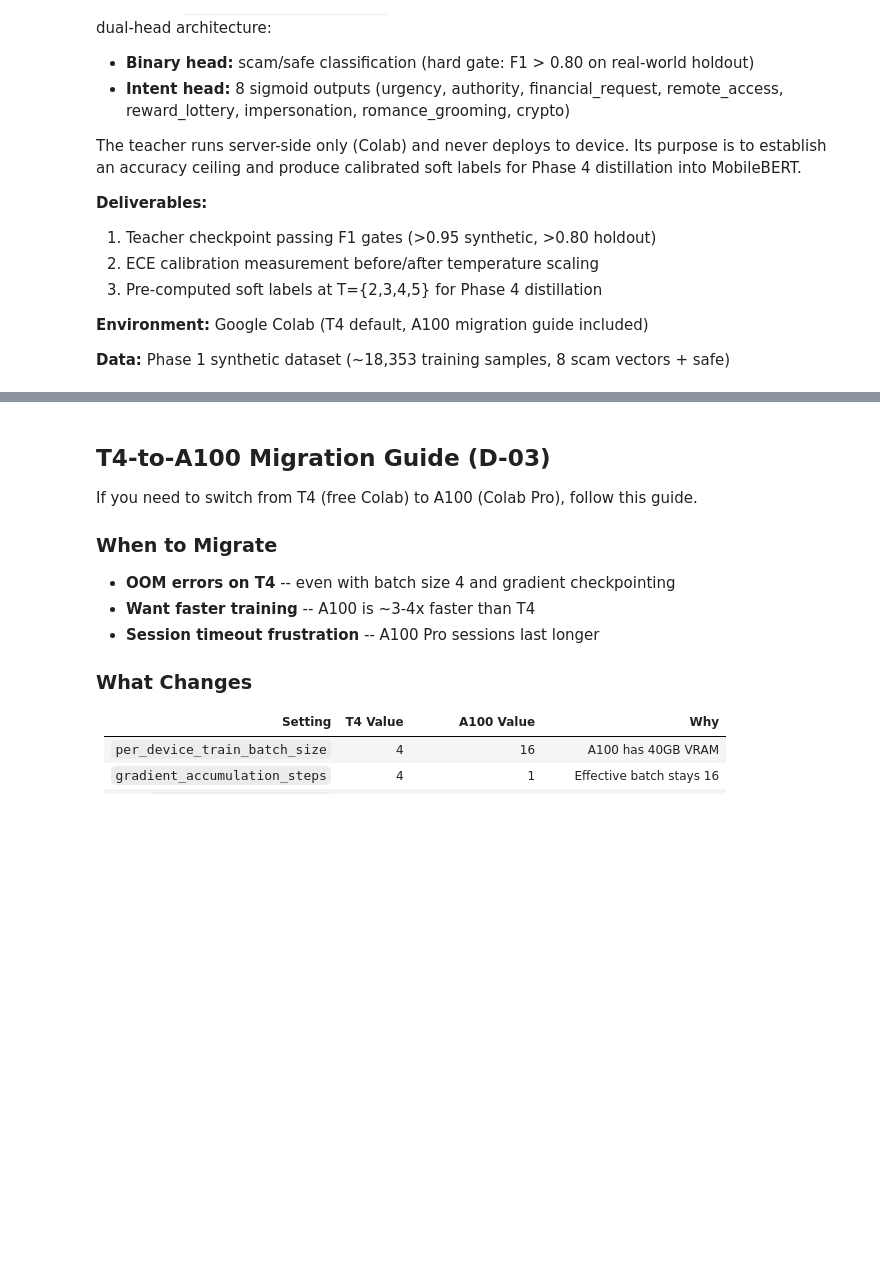
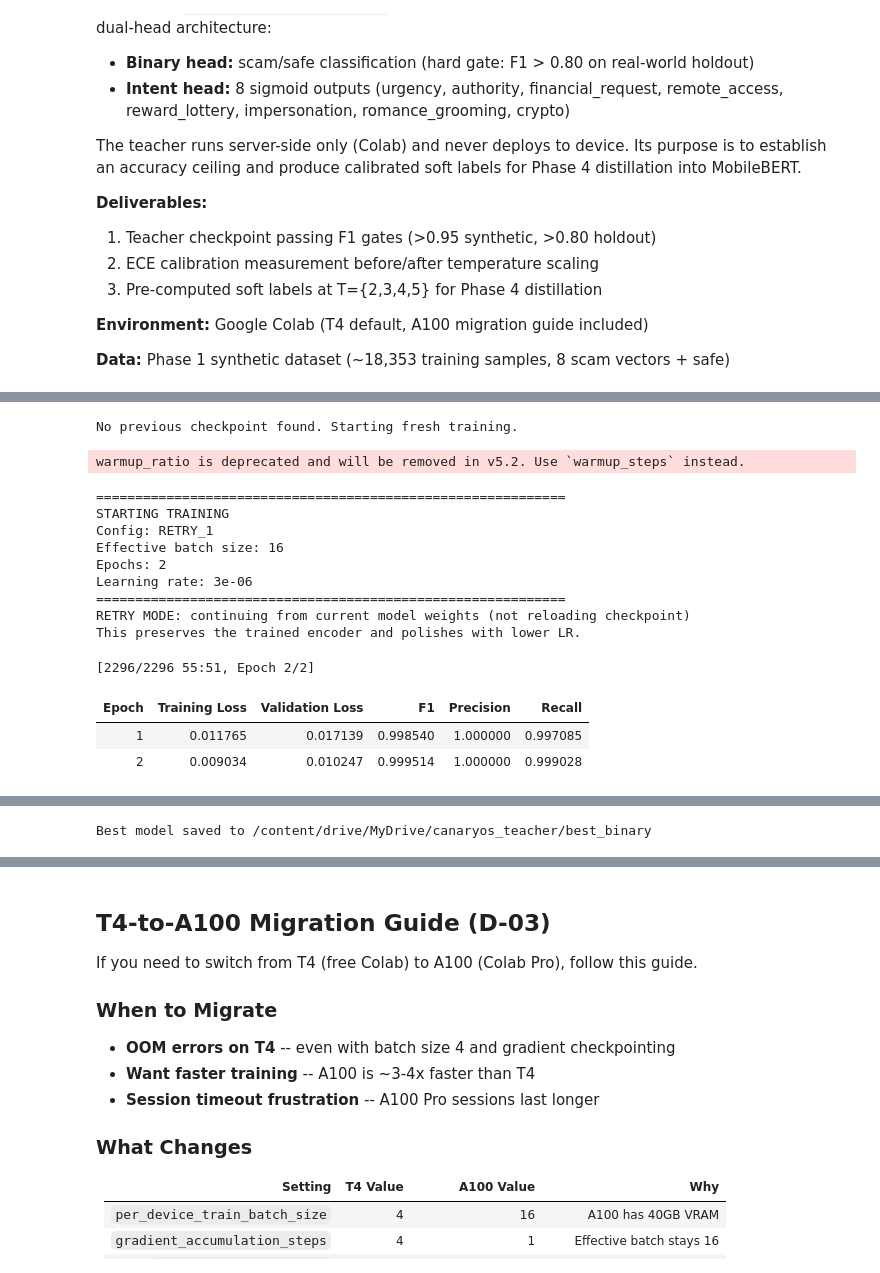
Before and after one commit to CanaryOS-source/canaryos, a Jupyter notebook: research/notebooks/teacher_finetuning.ipynb, the cells around one changed output, grey strips where cells are left out. Saved outputs shown, nothing was run; the diff lists cells and outputs as text; code cells hidden in the pictures; blank space fills up the shorter version.

```diff
--- a/research/notebooks/teacher_finetuning.ipynb
+++ b/research/notebooks/teacher_finetuning.ipynb
@@ -66,7 +81,7 @@ T4_CONFIG = {
     "lr_scheduler_type": "cosine",         # cosine decay recommended
     "fp16": True,                          # required for T4 memory
     "gradient_checkpointing": True,        # required for T4 memory
-    "max_grad_norm": 1.0,                  # gradient clipping
+    "max_grad_norm": 0.0,                  # disabled: fp16 GradScaler handles overflow
     "max_seq_length": 128,                 # scam texts are short
 }
 
@@ -83,17 +98,19 @@ A100_CONFIG = {
     "lr_scheduler_type": "cosine",
     "fp16": True,                          # A100 also supports bf16
     "gradient_checkpointing": False,       # not needed with 40GB
-    "max_grad_norm": 1.0,
+    "max_grad_norm": 0.0,
     "max_seq_length": 128,
 }
 
 # === Retry Configs (D-12: If holdout F1 < 0.80 after first attempt) ===
-# Retry 1: Lower learning rate + more epochs (conservative approach)
+# Retry 1: Continue from current model with lower LR (conservative approach)
+# Since F1 is close to gate, we continue training the in-memory model
+# for 2 more epochs rather than retraining from scratch.
 RETRY_1 = {
     **T4_CONFIG,
-    "learning_rate": 3e-6,        # halved from default
-    "num_train_epochs": 5,        # more epochs at lower LR
-    "warmup_ratio": 0.15,         # slightly longer warmup
+    "learning_rate": 3e-6,        # halved from default -- gentle continuation
+    "num_train_epochs": 2,        # 2 additional epochs (model already trained 3)
+    "warmup_ratio": 0.05,         # short warmup since model is already warm
 }
 
 # Retry 2: Adjusted LR + class weighting flag
@@ -112,11 +129,11 @@ RETRY_2 = {
 #   ACTIVE_CONFIG = A100_CONFIG  (Colab Pro A100)
 #   ACTIVE_CONFIG = RETRY_1     (first retry if holdout F1 < 0.80)
 #   ACTIVE_CONFIG = RETRY_2     (second retry with class weighting)
-ACTIVE_CONFIG = T4_CONFIG
+ACTIVE_CONFIG = RETRY_1
 
 # Paths
 MODEL_NAME = "microsoft/deberta-v3-large"
-DATA_DIR = "research/data"  # relative path within Colab working directory
+DATA_DIR = "/content/drive/MyDrive/canaryos_teacher/data"  # data files on Google Drive
 DRIVE_CHECKPOINT_DIR = "/content/drive/MyDrive/canaryos_teacher"
 
 print("Active configuration:")
@@ -516,6 +628,8 @@ def load_latest_checkpoint(drive_dir):
 
 # Check resume status
 resume_checkpoint = load_latest_checkpoint(DRIVE_CHECKPOINT_DIR)
+# %% [output]
+No previous checkpoint found. Starting fresh training.
 # %%
 # =============================================================================
 # Cell 7: Training Execution
@@ -529,7 +643,7 @@ from transformers import TrainingArguments
 training_args = TrainingArguments(
     output_dir=DRIVE_CHECKPOINT_DIR,
     # Evaluation and saving
-    evaluation_strategy="epoch",
+    eval_strategy="epoch",
     save_strategy="epoch",
     save_total_limit=None,              # Keep ALL checkpoints (D-04)
     load_best_model_at_end=True,
@@ -566,31 +680,52 @@ trainer = DualHeadTrainer(
     compute_metrics=compute_metrics,
 )
 
 # Train (resume from checkpoint if one exists)
 print("=" * 60)
 print("STARTING TRAINING")
 print(f"Config: {'T4' if ACTIVE_CONFIG is T4_CONFIG else 'A100' if ACTIVE_CONFIG is A100_CONFIG else 'RETRY_1' if ACTIVE_CONFIG is RETRY_1 else 'RETRY_2'}")
 print(f"Effective batch size: {ACTIVE_CONFIG['per_device_train_batch_size'] * ACTIVE_CONFIG['gradient_accumulation_steps']}")
 print(f"Epochs: {ACTIVE_CONFIG['num_train_epochs']}")
 print(f"Learning rate: {ACTIVE_CONFIG['learning_rate']}")
 print("=" * 60)
 
 train_start = time.time()
 
-if resume_checkpoint is not None:
+is_retry = ACTIVE_CONFIG is RETRY_1 or ACTIVE_CONFIG is RETRY_2
+if is_retry:
+    # RETRY: continue training the model already in memory (don't load old checkpoint)
+    print("RETRY MODE: continuing from current model weights (not reloading checkpoint)")
+    print("This preserves the trained encoder and polishes with lower LR.")
+    train_result = trainer.train()
+elif resume_checkpoint is not None:
     print(f"Resuming from checkpoint: {resume_checkpoint}")
     train_result = trainer.train(resume_from_checkpoint=resume_checkpoint)
 else:
     print("Starting fresh training...")
     train_result = trainer.train()
 
 train_elapsed = time.time() - train_start
 print(f"\nTraining complete in {train_elapsed/60:.1f} minutes")
 print(f"Training loss: {train_result.training_loss:.4f}")
 
 # Save best model to dedicated directory on Drive
 best_dir = os.path.join(DRIVE_CHECKPOINT_DIR, "best_binary")
 os.makedirs(best_dir, exist_ok=True)
 trainer.model.save_pretrained(best_dir)
 tokenizer.save_pretrained(best_dir)
 print(f"Best model saved to {best_dir}")
+# %% [output]
+warmup_ratio is deprecated and will be removed in v5.2. Use `warmup_steps` instead.
+============================================================
+STARTING TRAINING
+Config: RETRY_1
+Effective batch size: 16
+Epochs: 2
+Learning rate: 3e-06
+============================================================
+RETRY MODE: continuing from current model weights (not reloading checkpoint)
+This preserves the trained encoder and polishes with lower LR.
+[2296/2296 55:51, Epoch 2/2]
+| Epoch | Training Loss | Validation Loss | F1 | Precision | Recall |
+| 1 | 0.011765 | 0.017139 | 0.998540 | 1.000000 | 0.997085 |
+| 2 | 0.009034 | 0.010247 | 0.999514 | 1.000000 | 0.999028 |
@@ -597,3 +734,4 @@ print(f"Best model saved to {best_dir}")
+Best model saved to /content/drive/MyDrive/canaryos_teacher/best_binary
 # %%
 # =============================================================================
 # Cell 8: Synthetic Test Evaluation (D-07, TEXT-04-T1)
```
Also changed, not shown: parts of 13 cells of this notebook, 3 other files.
